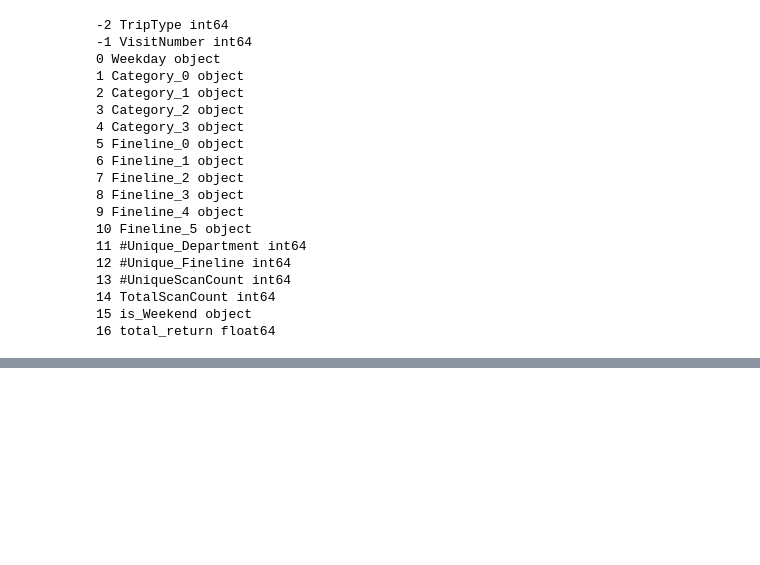
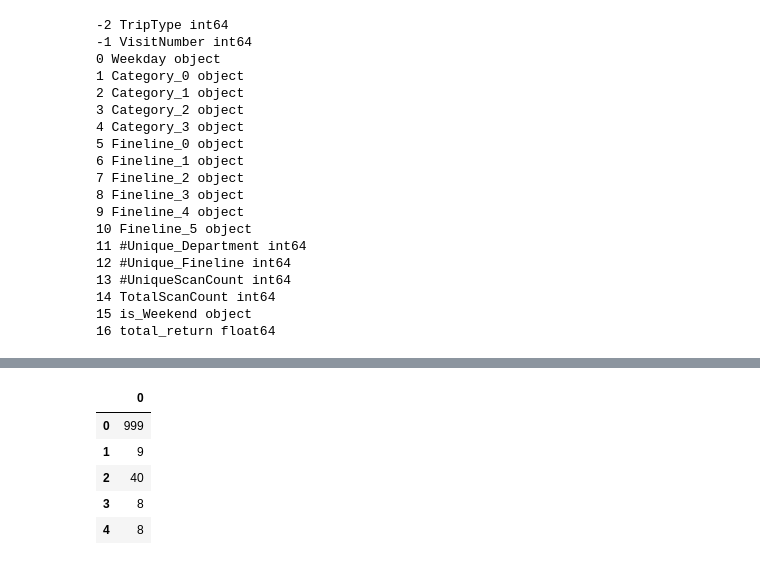
Before and after one commit to vanekek/iitp-ml-ds, a Jupyter notebook: 2023/seminar-6-gbt/6_2_grad_boosting_practice.ipynb, the cells around one changed output, grey strips where cells are left out. Saved outputs shown, nothing was run; the diff lists cells and outputs as text; code cells hidden in the pictures; blank space fills up the shorter version.

```diff
--- a/2023/seminar-6-gbt/6_2_grad_boosting_practice.ipynb
+++ b/2023/seminar-6-gbt/6_2_grad_boosting_practice.ipynb
@@ -731,0 +766,6 @@ model.save_model('catboost_depth=4_lr=.3_l2=3')
+# %%
+for col in df_test.columns:
+    if col.startswith('Category'):
+        df_test[col]=df_test[col].apply(str)
+    if col.startswith('Fineline'):
+        df_test[col]=df_test[col].apply(str)
@@ -731,0 +798,11 @@ model.save_model('catboost_depth=4_lr=.3_l2=3')
+# %%
+submiss = pd.DataFrame(test_predict)
+# %%
+submiss.head()
+# %% [output]
+|  | 0 |
+| 0 | 999 |
+| 1 | 9 |
+| 2 | 40 |
+| 3 | 8 |
+| 4 | 8 |
```
Also changed, not shown: parts of 28 cells of this notebook.
